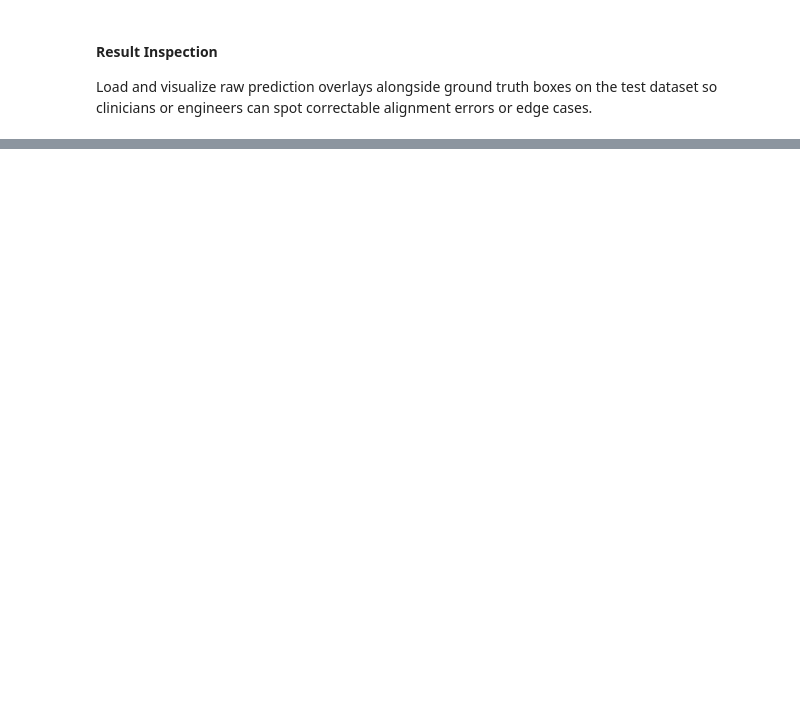
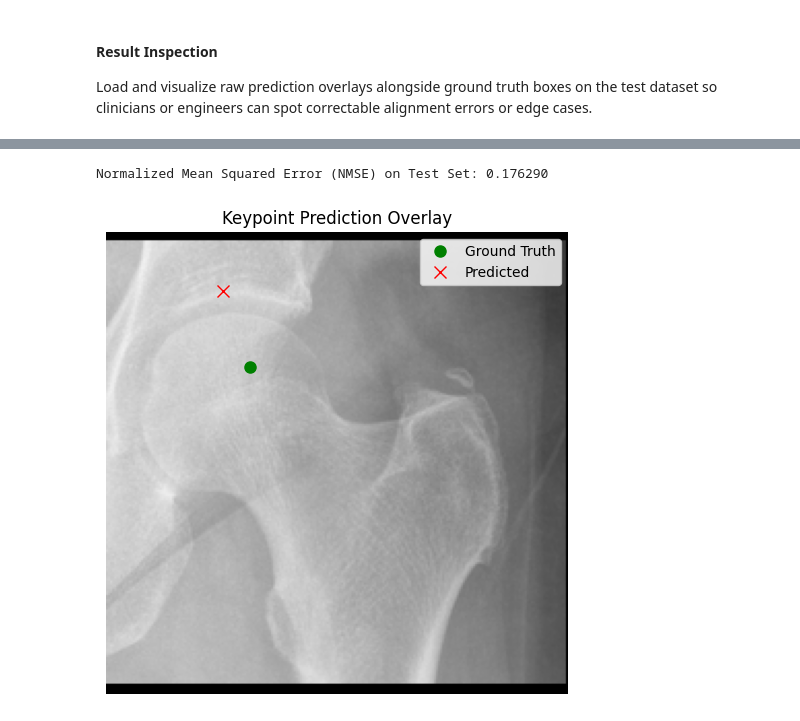
Before and after one commit to nearlyphd/conformer-hto, a Jupyter notebook: notebooks/dfo_correction_angles.ipynb, the cells around one changed output, grey strips where cells are left out. Saved outputs shown, nothing was run; the diff lists cells and outputs as text; code cells hidden in the pictures; blank space fills up the shorter version.

```diff
--- a/notebooks/dfo_correction_angles.ipynb
+++ b/notebooks/dfo_correction_angles.ipynb
@@ -429,0 +548,18 @@ Speed: 3.0ms preprocess, 79.3ms inference, 1.1ms postprocess per image at shape
+# %%
+KP_COCO_PATH = os.path.join(DATA_DIR, "_annotations_keypoints.coco.json")
+
+if os.path.exists(KP_COCO_PATH):
+    train_ds = HipKeypointDataset(os.path.join("yolo_data", "train.txt"), KP_COCO_PATH)
+    val_ds = HipKeypointDataset(os.path.join("yolo_data", "val.txt"), KP_COCO_PATH)
+    test_ds = HipKeypointDataset(os.path.join("yolo_data", "test.txt"), KP_COCO_PATH)
+
+    if len(train_ds) > 0:
+        train_loader = DataLoader(train_ds, batch_size=8, shuffle=True)
+    if len(val_ds) > 0:
+        val_loader = DataLoader(val_ds, batch_size=8, shuffle=False)
+    if len(test_ds) > 0:
+        test_loader = DataLoader(test_ds, batch_size=8, shuffle=False)
+
+    print(f"Stage 2 Dataset loaded! Train size: {len(train_ds)}, Validation size: {len(val_ds)}, Test size: {len(test_ds)}")
+else:
+    print("Unified Keypoint annotations not found under specified paths; skipping Dataset setup.")
@@ -429,0 +616,61 @@ Speed: 3.0ms preprocess, 79.3ms inference, 1.1ms postprocess per image at shape
+# %%
+def compute_normalized_mse(preds, targets, image_size=224):
+    """Computes MSE normalized by the squared dimensions of the cropped image."""
+    diff = preds - targets
+    mse = torch.mean(torch.sum(diff ** 2, dim=-1))
+    nmse = mse / (image_size ** 2)
+    return nmse.item()
+
+if 'test_loader' in locals() and len(test_ds) > 0:
+    model_keypoint.eval()
+
+    all_preds = []
+    all_gts = []
+
+    sample_batch = None
+
+    with torch.no_grad():
+        for batch in test_loader:
+            imgs = batch["image"].to(device)
+            target_kps = batch["keypoint"]
+
+            pred_hms = model_keypoint(imgs)
+
+            # Use utility method to extract locations from predicted heatmaps
+            pred_coords = extract_coordinates(pred_hms.cpu(), scale_factor=4.0)
+            pred_coords = pred_coords.squeeze(1)  # [Batch, 2]
+
+            all_preds.append(pred_coords)
+            all_gts.append(target_kps)
+
+            if sample_batch is None:
+                sample_batch = (imgs.cpu(), target_kps, pred_coords)
+
+    all_preds = torch.cat(all_preds, dim=0)
+    all_gts = torch.cat(all_gts, dim=0)
+
+    nmse_val = compute_normalized_mse(all_preds, all_gts)
+    print(f"Normalized Mean Squared Error (NMSE) on Test Set: {nmse_val:.6f}")
+
+    # Visual Verification
+    sample_img, sample_gt, sample_pred = sample_batch
+
+    fig, ax = plt.subplots(figsize=(6, 6))
+    img_show = sample_img[0].permute(1, 2, 0).numpy()
+
+    ax.imshow(img_show)
+    gt_x, gt_y = sample_gt[0].numpy()
+    pred_x, pred_y = sample_pred[0].numpy()
+
+    ax.plot(gt_x, gt_y, 'go', markersize=8, label="Ground Truth")
+    ax.plot(pred_x, pred_y, 'rx', markersize=8, label="Predicted")
+
+    ax.legend()
+    ax.set_title("Keypoint Prediction Overlay")
+    ax.axis("off")
+    plt.show()
+else:
+    print("Skipping test set inference / visualization (waiting for trained model).")
+# %% [output]
+Normalized Mean Squared Error (NMSE) on Test Set: 0.176290
+[figure, added]
```
Also changed, not shown: parts of 15 cells of this notebook.
